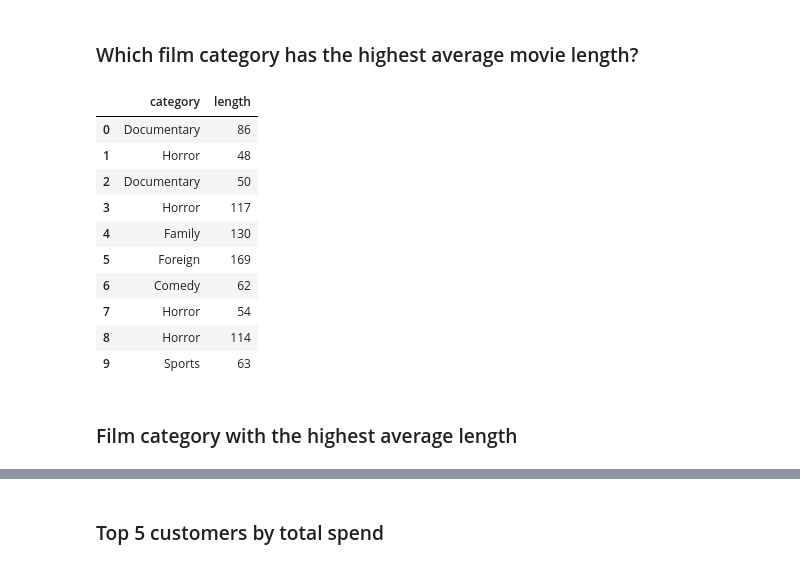
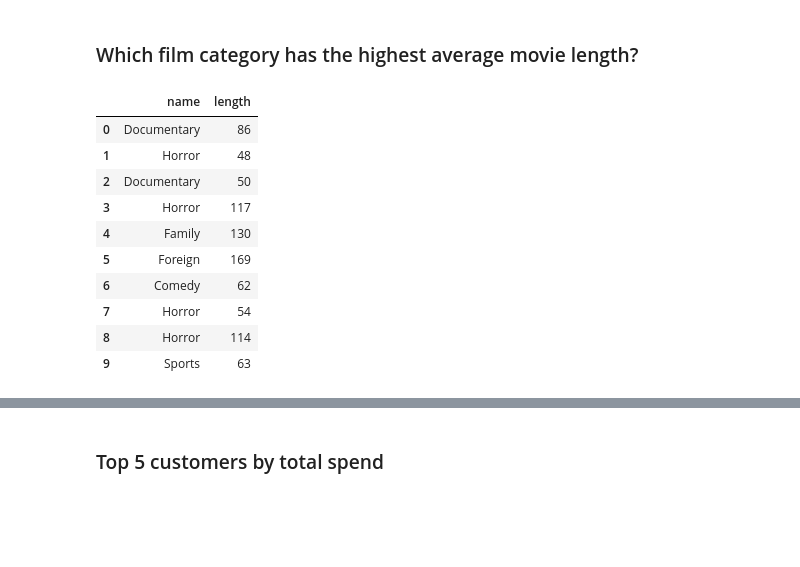
Before and after one commit to LeoLindqvist123/sakila_lab_Leo_Lindqvist-kr-hnert, a Jupyter notebook: notebooks/duckdb_pandas.ipynb, the cells around one changed output, grey strips where cells are left out. Cells and saved outputs as stored; diff of their text form; code cells hidden in the pictures; blank space fills up the shorter version.

```diff
--- a/notebooks/duckdb_pandas.ipynb
+++ b/notebooks/duckdb_pandas.ipynb
@@ -180,17 +188,15 @@ q_g
 ### Which film category has the highest average movie length?
 # %%
 df = conn.sql("""
-    SELECT
-        c.name AS category,
-        f.length
-    FROM category c
-    JOIN film_category fc ON c.category_id = fc.category_id
-    JOIN film f ON f.film_id = fc.film_id
+    SELECT category.name, film.length
+    FROM category
+    JOIN film_category ON category.category_id = film_category.category_id
+    JOIN film ON film.film_id = film_category.film_id;
 """).df()
 
 df.head(10)
 # %% [output]
-|  | category | length |
+|  | name | length |
 | 0 | Documentary | 86 |
 | 1 | Horror | 48 |
 | 2 | Documentary | 50 |
@@ -201,5 +207,3 @@ df.head(10)
 | 7 | Horror | 54 |
 | 8 | Horror | 114 |
 | 9 | Sports | 63 |
-# %% [markdown]
-### Film category with the highest average length
```
Also changed, not shown: parts of 12 cells of this notebook, 13 other files.
